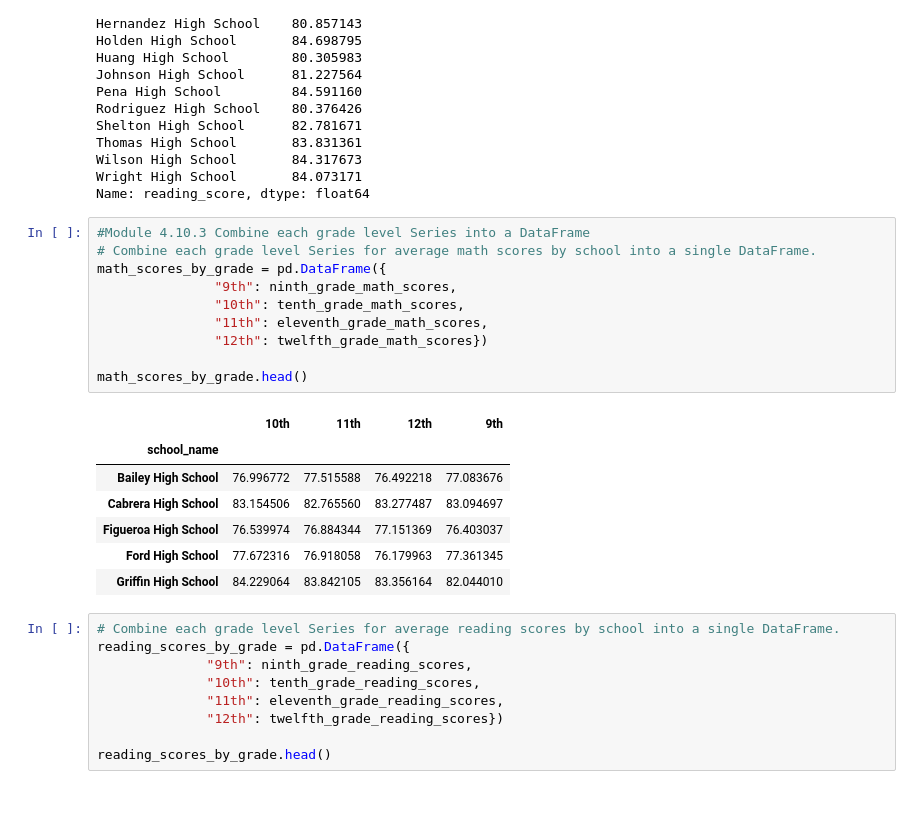
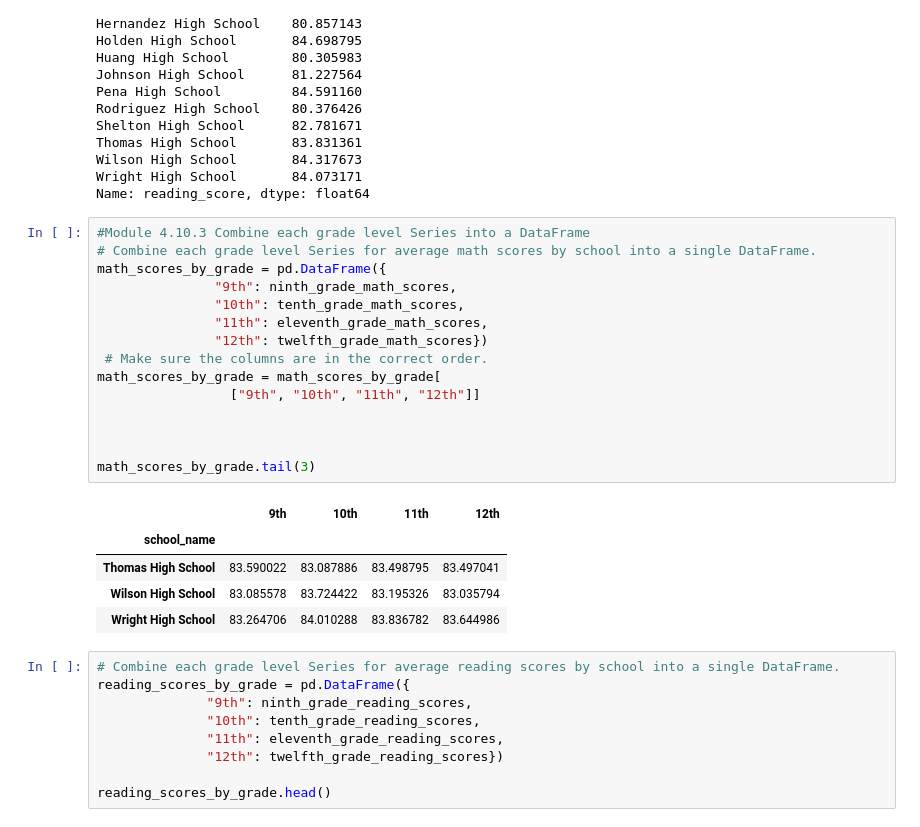
Before and after one commit to NishatSultana3538/School_District_Analysis, a Jupyter notebook: PyCitySchools.ipynb, the cells around one changed output. Cells and saved outputs as stored; diff of their text form; blank space fills up the shorter version.

```diff
--- a/PyCitySchools.ipynb
+++ b/PyCitySchools.ipynb
@@ -1263,21 +1273,24 @@ Name: reading_score, dtype: float64
 # %%
 #Module 4.10.3 Combine each grade level Series into a DataFrame
 # Combine each grade level Series for average math scores by school into a single DataFrame.
 math_scores_by_grade = pd.DataFrame({
                "9th": ninth_grade_math_scores,
                "10th": tenth_grade_math_scores,
                "11th": eleventh_grade_math_scores,
                "12th": twelfth_grade_math_scores})
+ # Make sure the columns are in the correct order.
+math_scores_by_grade = math_scores_by_grade[
+                 ["9th", "10th", "11th", "12th"]]
 
-math_scores_by_grade.head()
+
+
+math_scores_by_grade.tail(3)
 # %% [output]
-|  | 10th | 11th | 12th | 9th |
+|  | 9th | 10th | 11th | 12th |
 | school_name |  |  |  |  |
-| Bailey High School | 76.996772 | 77.515588 | 76.492218 | 77.083676 |
-| Cabrera High School | 83.154506 | 82.765560 | 83.277487 | 83.094697 |
-| Figueroa High School | 76.539974 | 76.884344 | 77.151369 | 76.403037 |
-| Ford High School | 77.672316 | 76.918058 | 76.179963 | 77.361345 |
-| Griffin High School | 84.229064 | 83.842105 | 83.356164 | 82.044010 |
+| Thomas High School | 83.590022 | 83.087886 | 83.498795 | 83.497041 |
+| Wilson High School | 83.085578 | 83.724422 | 83.195326 | 83.035794 |
+| Wright High School | 83.264706 | 84.010288 | 83.836782 | 83.644986 |
 # %%
 # Combine each grade level Series for average reading scores by school into a single DataFrame.
 reading_scores_by_grade = pd.DataFrame({
```
Also changed, not shown: parts of 3 cells of this notebook, 1 other file.
